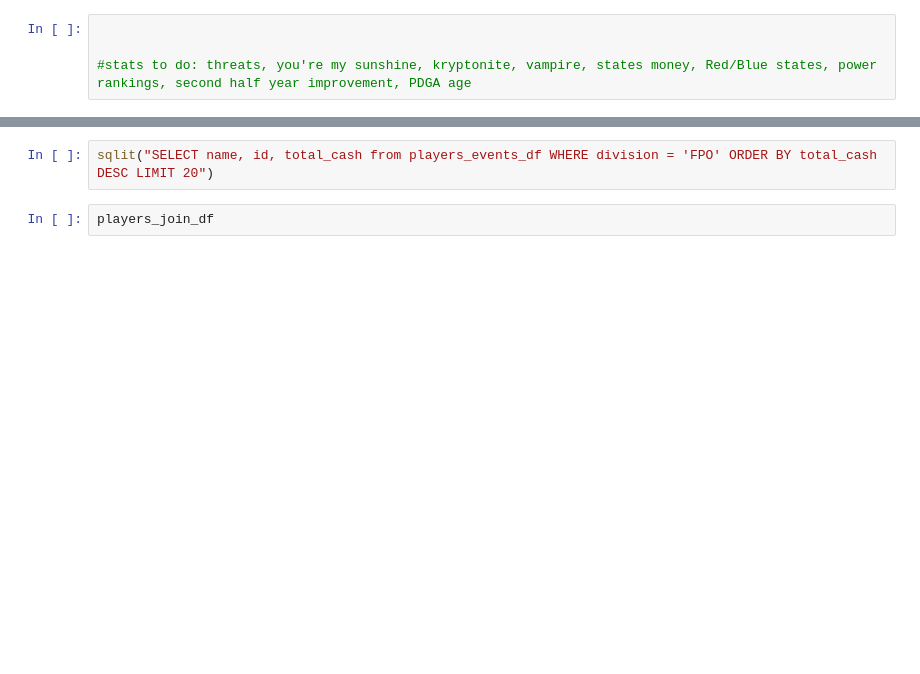
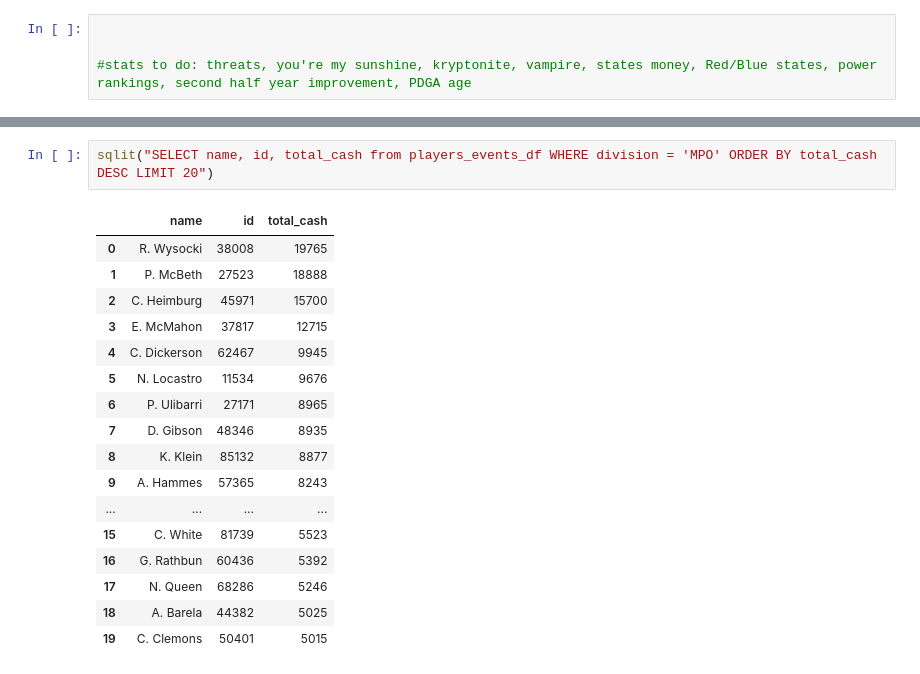
Before and after one commit to jaredcahners/Disc-Golf-Stats, a Jupyter notebook: PDGA Dataset.ipynb, the cells around one changed output, grey strips where cells are left out. Drawn from its saved outputs; the diff is of its cells as text; blank space fills up the shorter version.

```diff
--- a/PDGA Dataset.ipynb
+++ b/PDGA Dataset.ipynb
@@ -6781,4 +8150,20 @@ players_join_MPO_df
 # %%
-sqlit("SELECT name, id, total_cash from players_events_df WHERE division = 'FPO' ORDER BY total_cash DESC LIMIT 20")
+sqlit("SELECT name, id, total_cash from players_events_df WHERE division = 'MPO' ORDER BY total_cash DESC LIMIT 20")
+# %% [output]
+|  | name | id | total_cash |
+| 0 | R. Wysocki | 38008 | 19765 |
+| 1 | P. McBeth | 27523 | 18888 |
+| 2 | C. Heimburg | 45971 | 15700 |
+| 3 | E. McMahon | 37817 | 12715 |
+| 4 | C. Dickerson | 62467 | 9945 |
+| 5 | N. Locastro | 11534 | 9676 |
+| 6 | P. Ulibarri | 27171 | 8965 |
+| 7 | D. Gibson | 48346 | 8935 |
+| 8 | K. Klein | 85132 | 8877 |
+| 9 | A. Hammes | 57365 | 8243 |
+| ... | ... | ... | ... |
+| 15 | C. White | 81739 | 5523 |
+| 16 | G. Rathbun | 60436 | 5392 |
+| 17 | N. Queen | 68286 | 5246 |
+| 18 | A. Barela | 44382 | 5025 |
+| 19 | C. Clemons | 50401 | 5015 |
-# %%
-players_join_df
```
Also changed, not shown: parts of 132 cells of this notebook.
